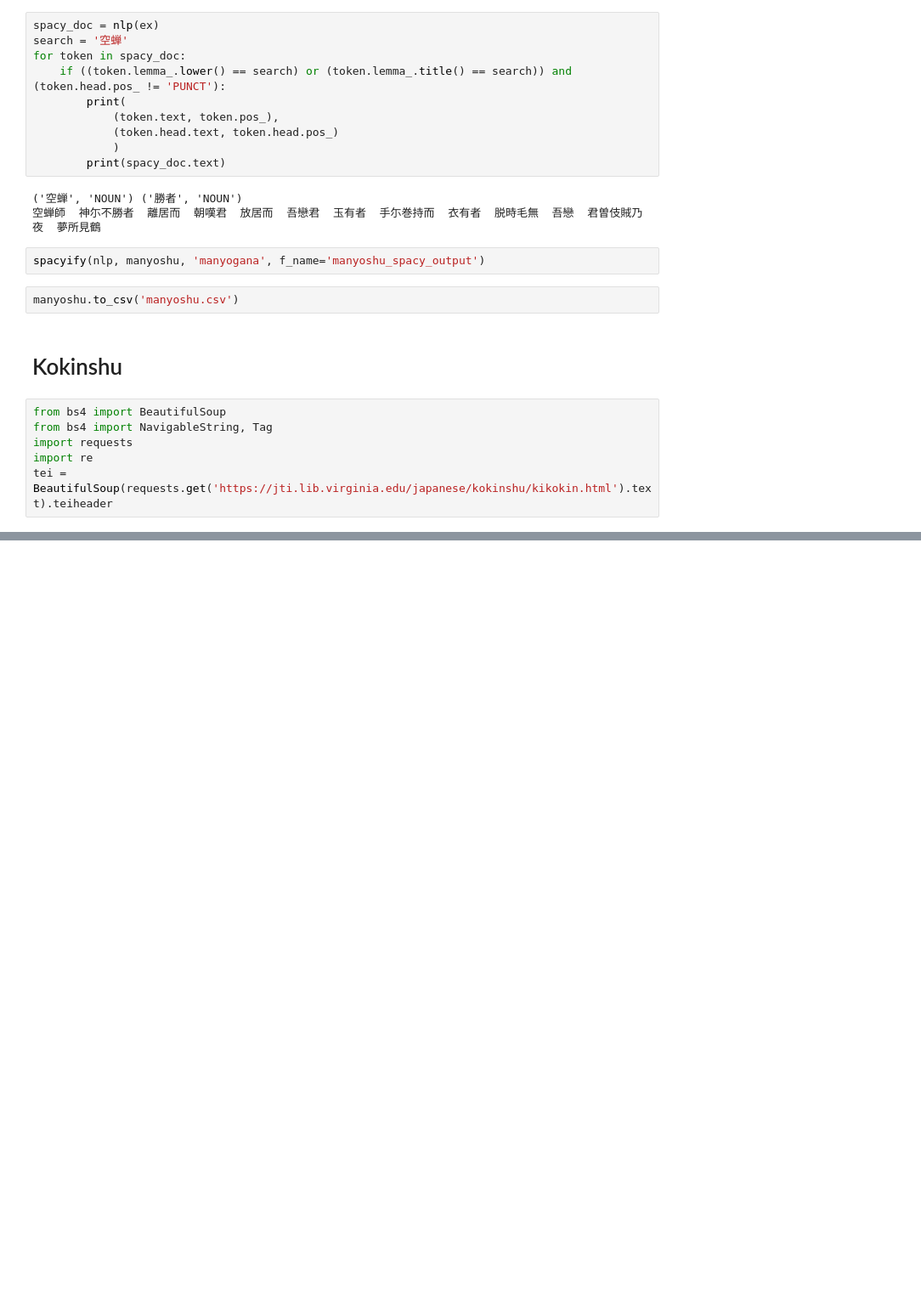
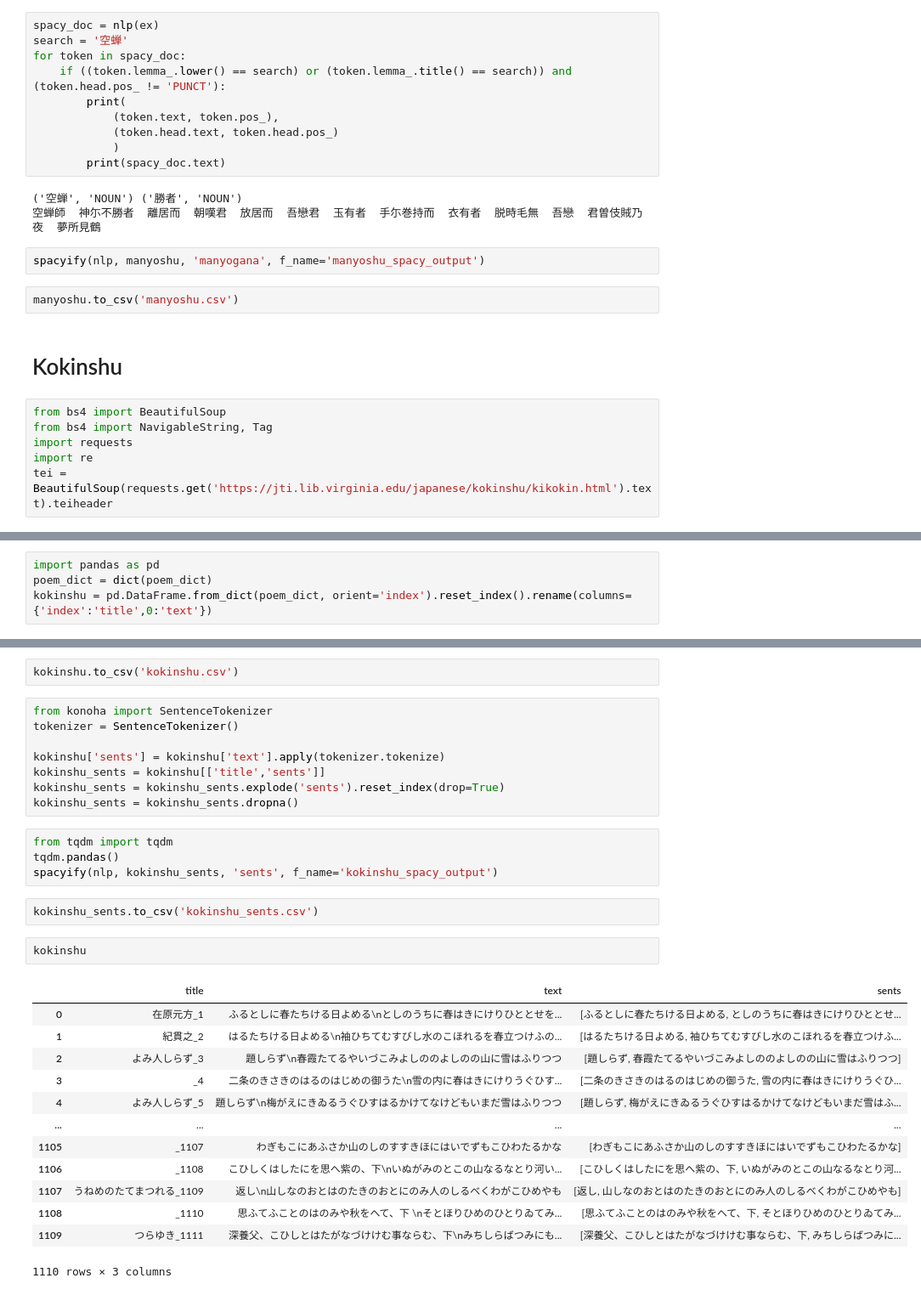
Before and after one commit to pnadelofficial/utsusemi, a Jupyter notebook: scrape.ipynb, the cells around one changed output, grey strips where cells are left out. Shown at 85% size. Drawn from its saved outputs; the diff is of its cells as text; blank space fills up the shorter version.

```diff
--- a/scrape.ipynb
+++ b/scrape.ipynb
@@ -256,0 +220,4 @@ dict(poem_dict)
+# %%
+import pandas as pd
+poem_dict = dict(poem_dict)
+kokinshu = pd.DataFrame.from_dict(poem_dict, orient='index').reset_index().rename(columns={'index':'title',0:'text'})
@@ -256,0 +240,32 @@ dict(poem_dict)
+# %%
+kokinshu.to_csv('kokinshu.csv')
+# %%
+from konoha import SentenceTokenizer
+tokenizer = SentenceTokenizer()
+
+kokinshu['sents'] = kokinshu['text'].apply(tokenizer.tokenize)
+kokinshu_sents = kokinshu[['title','sents']]
+kokinshu_sents = kokinshu_sents.explode('sents').reset_index(drop=True)
+kokinshu_sents = kokinshu_sents.dropna()
+# %%
+from tqdm import tqdm
+tqdm.pandas()
+spacyify(nlp, kokinshu_sents, 'sents', f_name='kokinshu_spacy_output')
+# %%
+kokinshu_sents.to_csv('kokinshu_sents.csv')
+# %%
+kokinshu
+# %% [output]
+|  | title | text | sents |
+| 0 | 在原元方_1 | ふるとしに春たちける日よめる\nとしのうちに春はきにけりひととせを... | [ふるとしに春たちける日よめる, としのうちに春はきにけりひととせ... |
+| 1 | 紀貫之_2 | はるたちける日よめる\n袖ひちてむすびし水のこほれるを春立つけふの... | [はるたちける日よめる, 袖ひちてむすびし水のこほれるを春立つけふ... |
+| 2 | よみ人しらず_3 | 題しらず\n春霞たてるやいづこみよしののよしのの山に雪はふりつつ | [題しらず, 春霞たてるやいづこみよしののよしのの山に雪はふりつつ] |
+| 3 | _4 | 二条のきさきのはるのはじめの御うた\n雪の内に春はきにけりうぐひす... | [二条のきさきのはるのはじめの御うた, 雪の内に春はきにけりうぐひ... |
+| 4 | よみ人しらず_5 | 題しらず\n梅がえにきゐるうぐひすはるかけてなけどもいまだ雪はふりつつ | [題しらず, 梅がえにきゐるうぐひすはるかけてなけどもいまだ雪はふ... |
+| ... | ... | ... | ... |
+| 1105 | _1107 | わぎもこにあふさか山のしのすすきほにはいでずもこひわたるかな | [わぎもこにあふさか山のしのすすきほにはいでずもこひわたるかな] |
+| 1106 | _1108 | こひしくはしたにを思へ紫の、下\nいぬがみのとこの山なるなとり河い... | [こひしくはしたにを思へ紫の、下, いぬがみのとこの山なるなとり河... |
+| 1107 | うねめのたてまつれる_1109 | 返し\n山しなのおとはのたきのおとにのみ人のしるべくわがこひめやも | [返し, 山しなのおとはのたきのおとにのみ人のしるべくわがこひめやも] |
+| 1108 | _1110 | 思ふてふことのはのみや秋をへて、下 \nそとほりひめのひとりゐてみ... | [思ふてふことのはのみや秋をへて、下, そとほりひめのひとりゐてみ... |
+| 1109 | つらゆき_1111 | 深養父、こひしとはたがなづけけむ事ならむ、下\nみちしらばつみにも... | [深養父、こひしとはたがなづけけむ事ならむ、下, みちしらばつみに... |
+1110 rows × 3 columns
```
Also changed, not shown: parts of 13 cells of this notebook, 3 other files.
